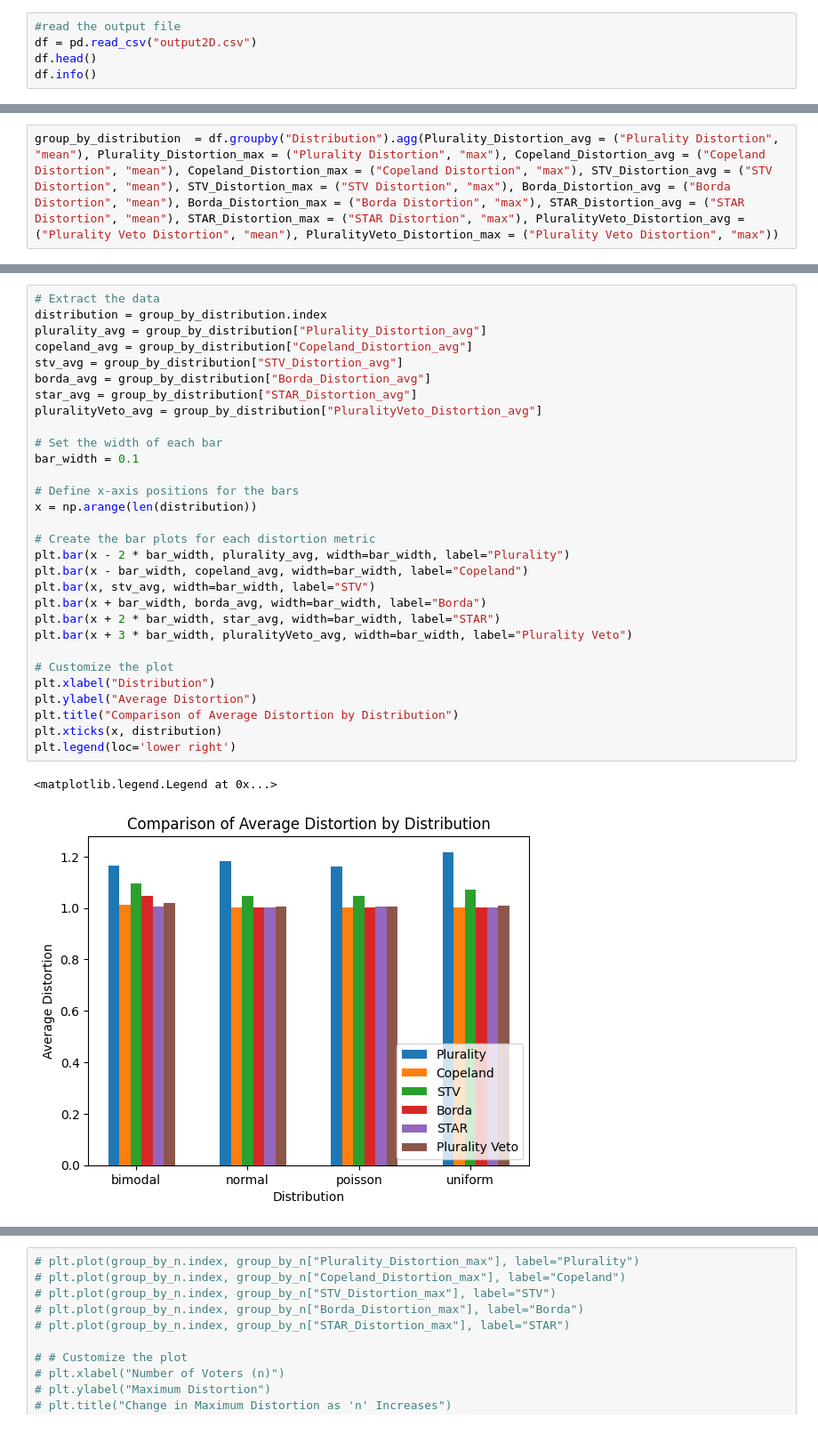
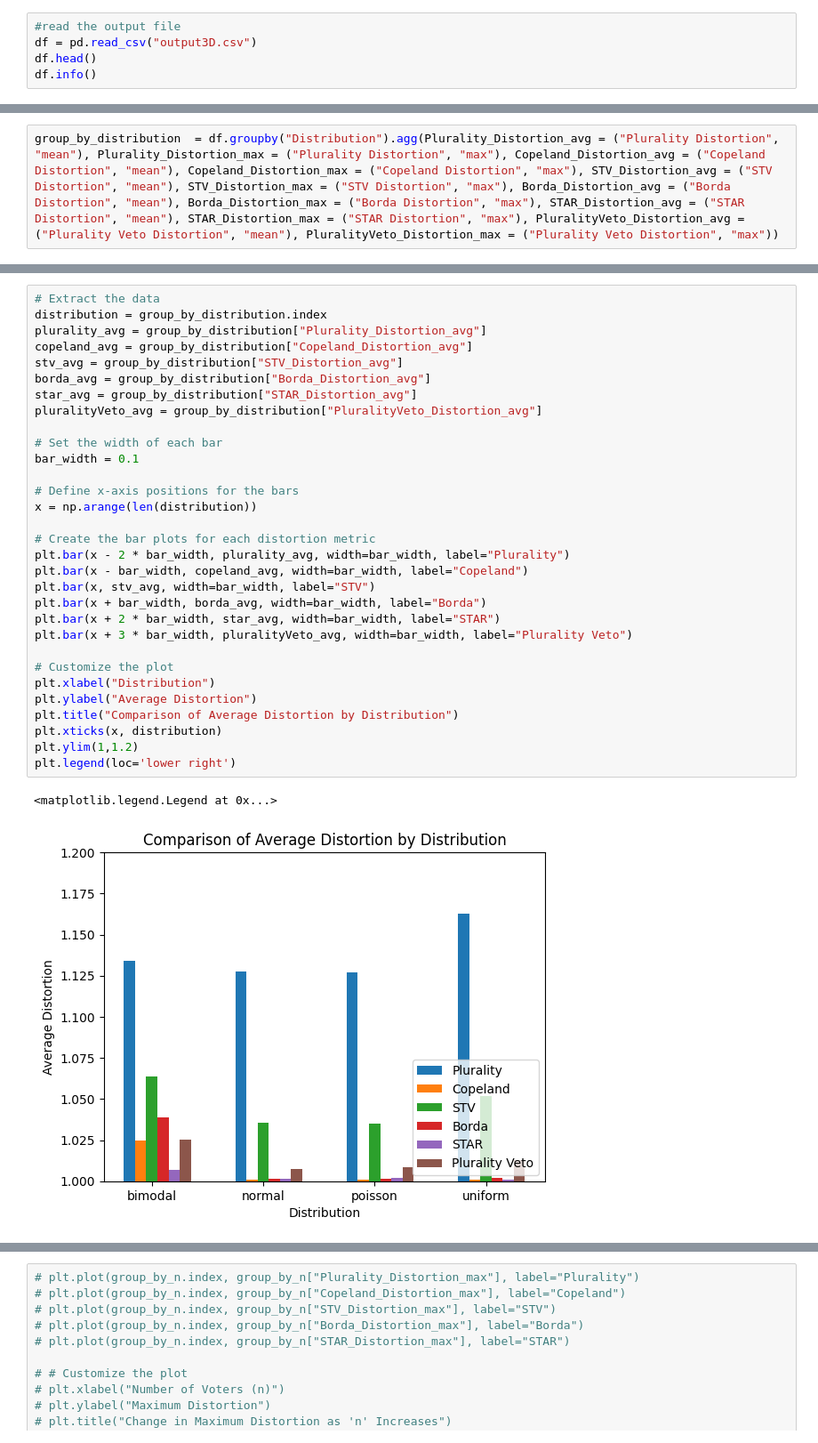
Before and after one commit to nguyetmle/voting-distortion, a Jupyter notebook: Visualization3D.ipynb, the cells around one changed output, grey strips where cells are left out. Shown: that part at 89% size. Cells and saved outputs as stored; diff of their text form.

```diff
--- a/Visualization3D.ipynb
+++ b/Visualization3D.ipynb
@@ -6,7 +6,7 @@ import pandas as pd
 import numpy as np
 # %%
 #read the output file
-df = pd.read_csv("output2D.csv")
+df = pd.read_csv("output3D.csv")
 df.head()
 df.info()
 # %% [output]
@@ -137,34 +138,35 @@ plt.show()
 distribution = group_by_distribution.index
 plurality_avg = group_by_distribution["Plurality_Distortion_avg"]
 copeland_avg = group_by_distribution["Copeland_Distortion_avg"]
 stv_avg = group_by_distribution["STV_Distortion_avg"]
 borda_avg = group_by_distribution["Borda_Distortion_avg"]
 star_avg = group_by_distribution["STAR_Distortion_avg"]
 pluralityVeto_avg = group_by_distribution["PluralityVeto_Distortion_avg"]
 
 # Set the width of each bar
 bar_width = 0.1
 
 # Define x-axis positions for the bars
 x = np.arange(len(distribution))
 
 # Create the bar plots for each distortion metric
 plt.bar(x - 2 * bar_width, plurality_avg, width=bar_width, label="Plurality")
 plt.bar(x - bar_width, copeland_avg, width=bar_width, label="Copeland")
 plt.bar(x, stv_avg, width=bar_width, label="STV")
 plt.bar(x + bar_width, borda_avg, width=bar_width, label="Borda")
 plt.bar(x + 2 * bar_width, star_avg, width=bar_width, label="STAR")
 plt.bar(x + 3 * bar_width, pluralityVeto_avg, width=bar_width, label="Plurality Veto")
 
 # Customize the plot
 plt.xlabel("Distribution")
 plt.ylabel("Average Distortion")
 plt.title("Comparison of Average Distortion by Distribution")
 plt.xticks(x, distribution)
+plt.ylim(1,1.2)
 plt.legend(loc='lower right')
 # %% [output]
 <matplotlib.legend.Legend at 0x...>
-[figure, old version]
+[figure, new version]
 # %%
 group_by_m = df.groupby("m").agg(Plurality_Distortion_avg = ("Plurality Distortion", "mean"), Plurality_Distortion_max = ("Plurality Distortion", "max"), Copeland_Distortion_avg = ("Copeland Distortion", "mean"), Copeland_Distortion_max = ("Copeland Distortion", "max"), STV_Distortion_avg = ("STV Distortion", "mean"), STV_Distortion_max = ("STV Distortion", "max"), Borda_Distortion_avg = ("Borda Distortion", "mean"), Borda_Distortion_max = ("Borda Distortion", "max"), STAR_Distortion_avg = ("STAR Distortion", "mean"), STAR_Distortion_max = ("STAR Distortion", "max"), PluralityVeto_Distortion_avg = ("Plurality Veto Distortion", "mean"), PluralityVeto_Distortion_max = ("Plurality Veto Distortion", "max"))
 group_by_m
```
Also changed, not shown: parts of 11 cells of this notebook, 5 other files.
